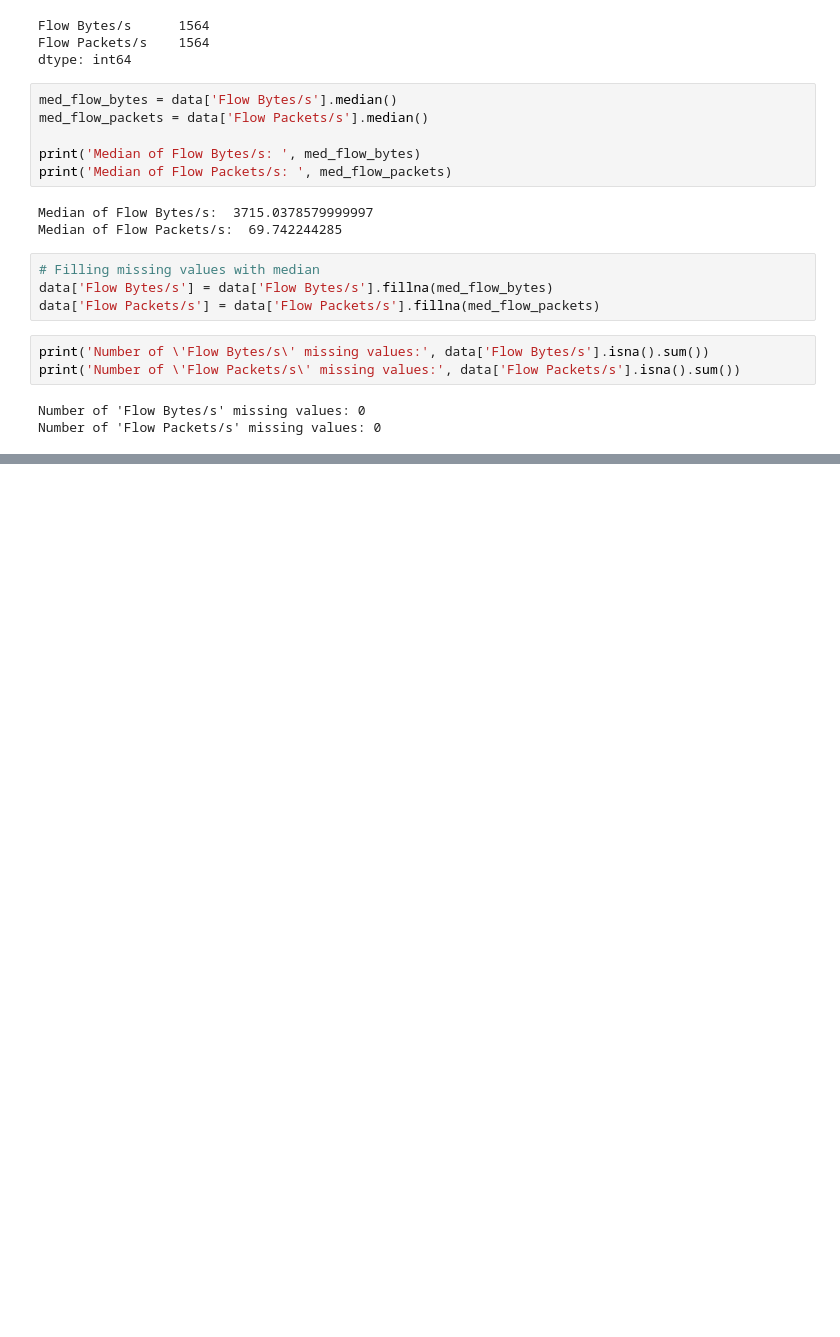
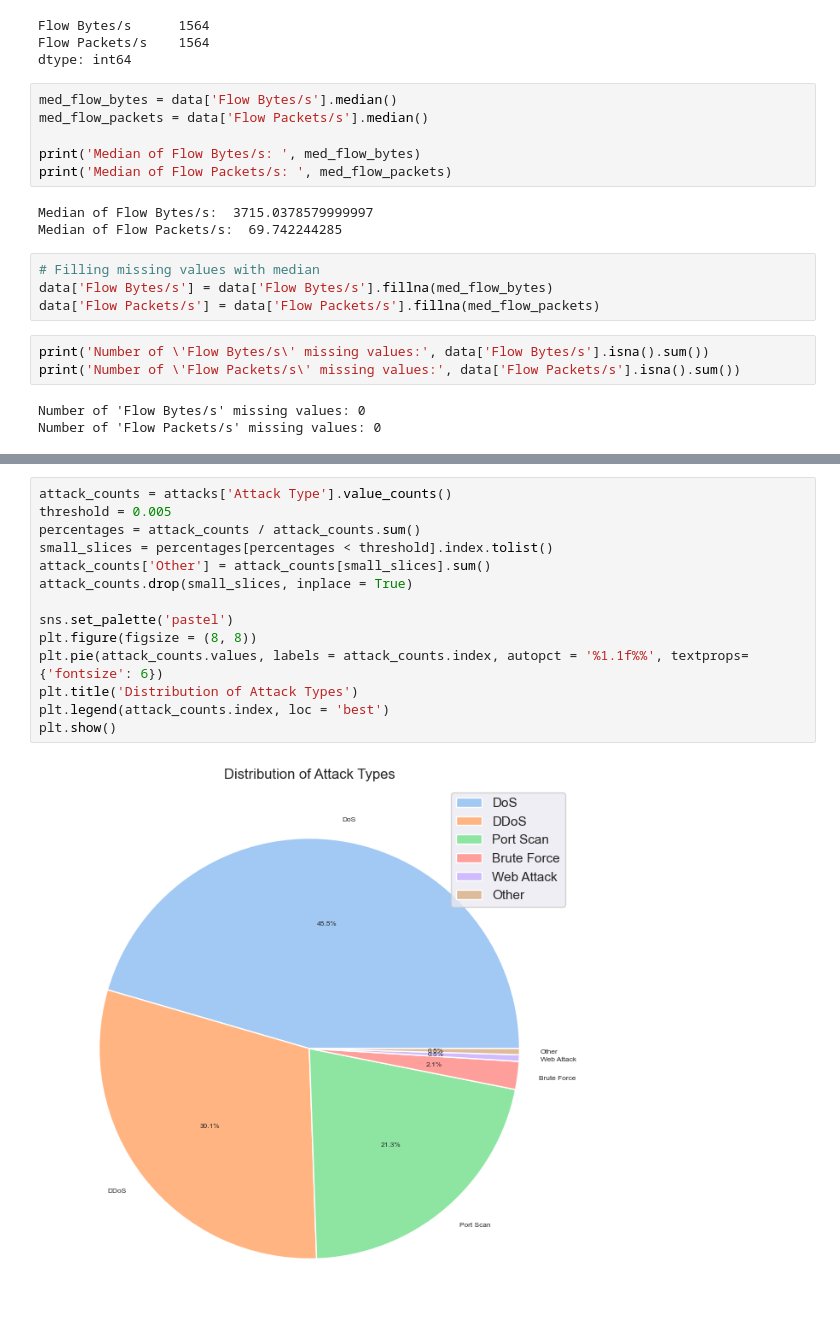
Before and after one commit to Mahi0606/IDS_System, a Jupyter notebook: Dataset_Characteristics_and_EDA.ipynb, the cells around one changed output, grey strips where cells are left out. Saved outputs shown, nothing was run; the diff lists cells and outputs as text; blank space fills up the shorter version.

```diff
--- a/Dataset_Characteristics_and_EDA.ipynb
+++ b/Dataset_Characteristics_and_EDA.ipynb
@@ -205,0 +491,16 @@ Number of 'Flow Packets/s' missing values: 0
+# %%
+attack_counts = attacks['Attack Type'].value_counts()
+threshold = 0.005
+percentages = attack_counts / attack_counts.sum()
+small_slices = percentages[percentages < threshold].index.tolist()
+attack_counts['Other'] = attack_counts[small_slices].sum()
+attack_counts.drop(small_slices, inplace = True)
+
+sns.set_palette('pastel')
+plt.figure(figsize = (8, 8))
+plt.pie(attack_counts.values, labels = attack_counts.index, autopct = '%1.1f%%', textprops={'fontsize': 6})
+plt.title('Distribution of Attack Types')
+plt.legend(attack_counts.index, loc = 'best')
+plt.show()
+# %% [output]
+[figure, added]
```
Also changed, not shown: parts of 25 cells of this notebook, 4 other files.
